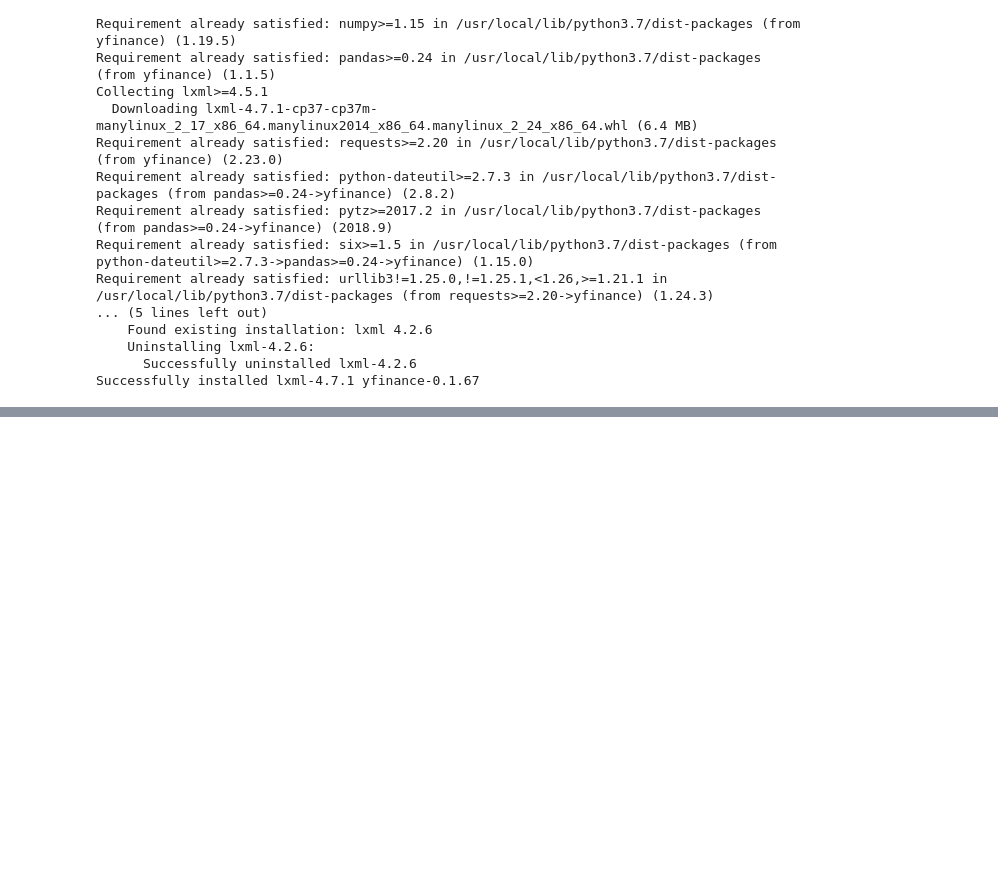
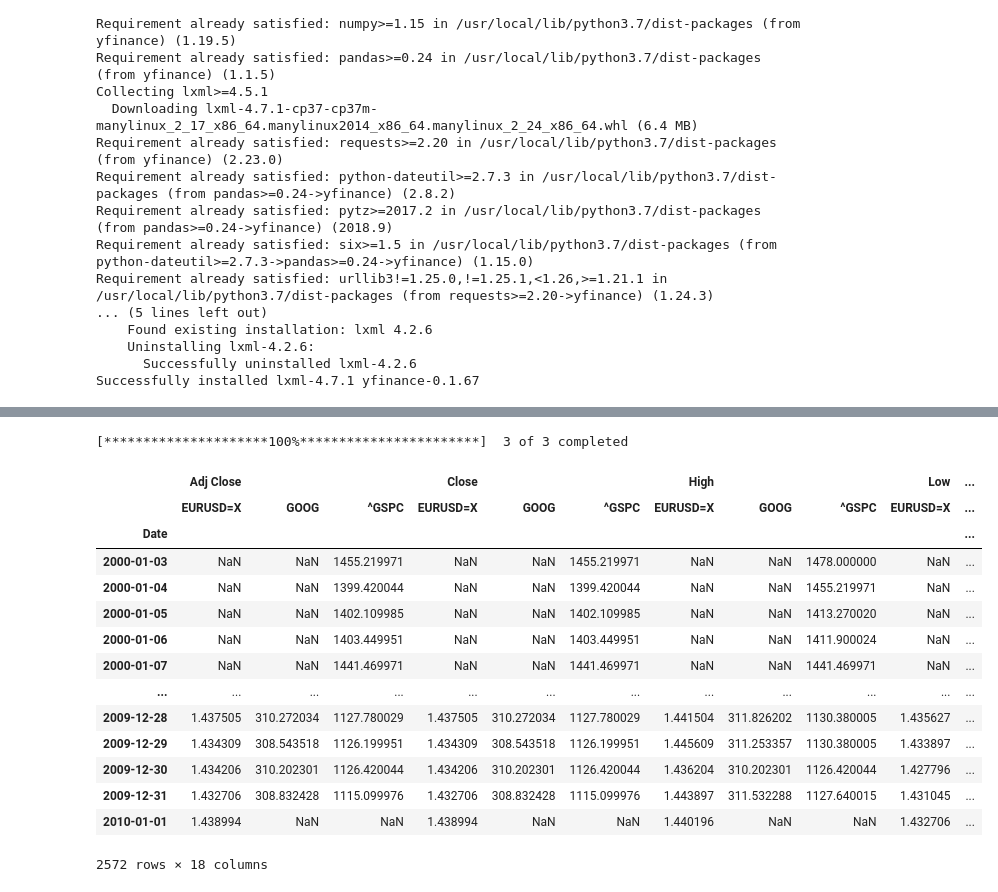
Before and after one commit to freenrg/Algorithmic-Trading-with-Python-Machine-Learning-Strategies, a Jupyter notebook: Import_Financial_Data.ipynb, the cells around one changed output, grey strips where cells are left out. Saved outputs shown, nothing was run; the diff lists cells and outputs as text; code cells hidden in the pictures; blank space fills up the shorter version.

```diff
--- a/Import_Financial_Data.ipynb
+++ b/Import_Financial_Data.ipynb
@@ -22,0 +63,20 @@ Successfully installed lxml-4.7.1 yfinance-0.1.67
+# %%
+# Personalize date range
+yf.download(ticker_list, start='2000-01-01', end='2010-01-01')
+# %% [output]
+[*********************100%***********************]  3 of 3 completed
+|  | Adj Close |  |  | Close |  |  | High |  |  | Low | ... |
+|  | EURUSD=X | GOOG | ^GSPC | EURUSD=X | GOOG | ^GSPC | EURUSD=X | GOOG | ^GSPC | EURUSD=X | ... |
+| Date |  |  |  |  |  |  |  |  |  |  | ... |
+| 2000-01-03 | NaN | NaN | 1455.219971 | NaN | NaN | 1455.219971 | NaN | NaN | 1478.000000 | NaN | ... |
+| 2000-01-04 | NaN | NaN | 1399.420044 | NaN | NaN | 1399.420044 | NaN | NaN | 1455.219971 | NaN | ... |
+| 2000-01-05 | NaN | NaN | 1402.109985 | NaN | NaN | 1402.109985 | NaN | NaN | 1413.270020 | NaN | ... |
+| 2000-01-06 | NaN | NaN | 1403.449951 | NaN | NaN | 1403.449951 | NaN | NaN | 1411.900024 | NaN | ... |
+| 2000-01-07 | NaN | NaN | 1441.469971 | NaN | NaN | 1441.469971 | NaN | NaN | 1441.469971 | NaN | ... |
+| ... | ... | ... | ... | ... | ... | ... | ... | ... | ... | ... | ... |
+| 2009-12-28 | 1.437505 | 310.272034 | 1127.780029 | 1.437505 | 310.272034 | 1127.780029 | 1.441504 | 311.826202 | 1130.380005 | 1.435627 | ... |
+| 2009-12-29 | 1.434309 | 308.543518 | 1126.199951 | 1.434309 | 308.543518 | 1126.199951 | 1.445609 | 311.253357 | 1130.380005 | 1.433897 | ... |
+| 2009-12-30 | 1.434206 | 310.202301 | 1126.420044 | 1.434206 | 310.202301 | 1126.420044 | 1.436204 | 310.202301 | 1126.420044 | 1.427796 | ... |
+| 2009-12-31 | 1.432706 | 308.832428 | 1115.099976 | 1.432706 | 308.832428 | 1115.099976 | 1.443897 | 311.532288 | 1127.640015 | 1.431045 | ... |
+| 2010-01-01 | 1.438994 | NaN | NaN | 1.438994 | NaN | NaN | 1.440196 | NaN | NaN | 1.432706 | ... |
+2572 rows × 18 columns
```
Also changed, not shown: parts of 4 cells of this notebook.
